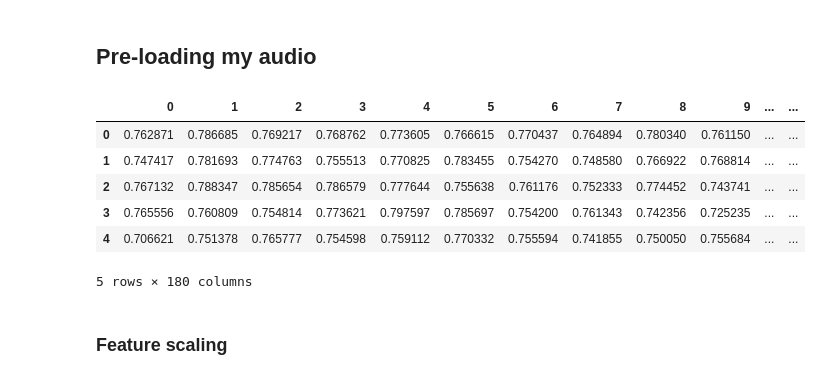
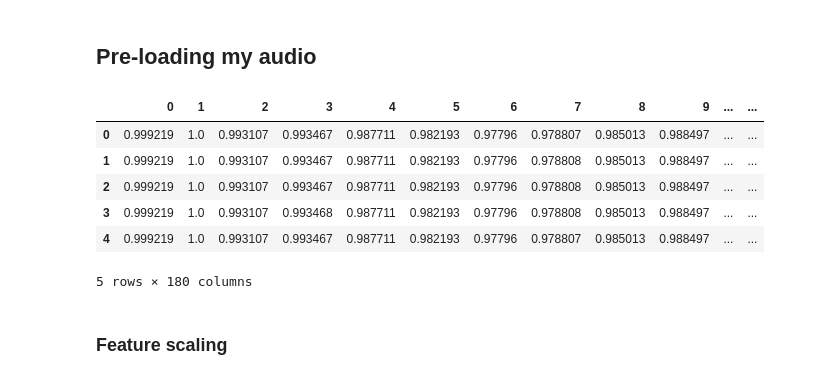
Before and after one commit to stnewaz/Week3-ClassicML, a Jupyter notebook: Week_3_MachineLearning.ipynb, the cells around one changed output. Cells and saved outputs as stored; diff of their text form; code cells hidden in the pictures.

```diff
--- a/Week_3_MachineLearning.ipynb
+++ b/Week_3_MachineLearning.ipynb
@@ -291,14 +291,14 @@ myemotions_df2.to_csv('myEmotionsRavdess.csv')
 features2=pd.read_csv('myFeaturesRavdess.csv',index_col=0)
 emotions2=pd.read_csv('myEmotionsRavdess.csv',index_col=0)
 # %%
-features.head()
+features2.head()
 # %% [output]
 |  | 0 | 1 | 2 | 3 | 4 | 5 | 6 | 7 | 8 | 9 | ... | ... |
-| 0 | 0.762871 | 0.786685 | 0.769217 | 0.768762 | 0.773605 | 0.766615 | 0.770437 | 0.764894 | 0.780340 | 0.761150 | ... | ... |
-| 1 | 0.747417 | 0.781693 | 0.774763 | 0.755513 | 0.770825 | 0.783455 | 0.754270 | 0.748580 | 0.766922 | 0.768814 | ... | ... |
-| 2 | 0.767132 | 0.788347 | 0.785654 | 0.786579 | 0.777644 | 0.755638 | 0.761176 | 0.752333 | 0.774452 | 0.743741 | ... | ... |
-| 3 | 0.765556 | 0.760809 | 0.754814 | 0.773621 | 0.797597 | 0.785697 | 0.754200 | 0.761343 | 0.742356 | 0.725235 | ... | ... |
-| 4 | 0.706621 | 0.751378 | 0.765777 | 0.754598 | 0.759112 | 0.770332 | 0.755594 | 0.741855 | 0.750050 | 0.755684 | ... | ... |
+| 0 | 0.999219 | 1.0 | 0.993107 | 0.993467 | 0.987711 | 0.982193 | 0.97796 | 0.978807 | 0.985013 | 0.988497 | ... | ... |
+| 1 | 0.999219 | 1.0 | 0.993107 | 0.993467 | 0.987711 | 0.982193 | 0.97796 | 0.978808 | 0.985013 | 0.988497 | ... | ... |
+| 2 | 0.999219 | 1.0 | 0.993107 | 0.993467 | 0.987711 | 0.982193 | 0.97796 | 0.978808 | 0.985013 | 0.988497 | ... | ... |
+| 3 | 0.999219 | 1.0 | 0.993107 | 0.993468 | 0.987711 | 0.982193 | 0.97796 | 0.978808 | 0.985013 | 0.988497 | ... | ... |
+| 4 | 0.999219 | 1.0 | 0.993107 | 0.993467 | 0.987711 | 0.982193 | 0.97796 | 0.978807 | 0.985013 | 0.988497 | ... | ... |
 5 rows × 180 columns
 # %% [markdown]
 ### Feature scaling
```
Also changed, not shown: parts of 11 cells of this notebook.
